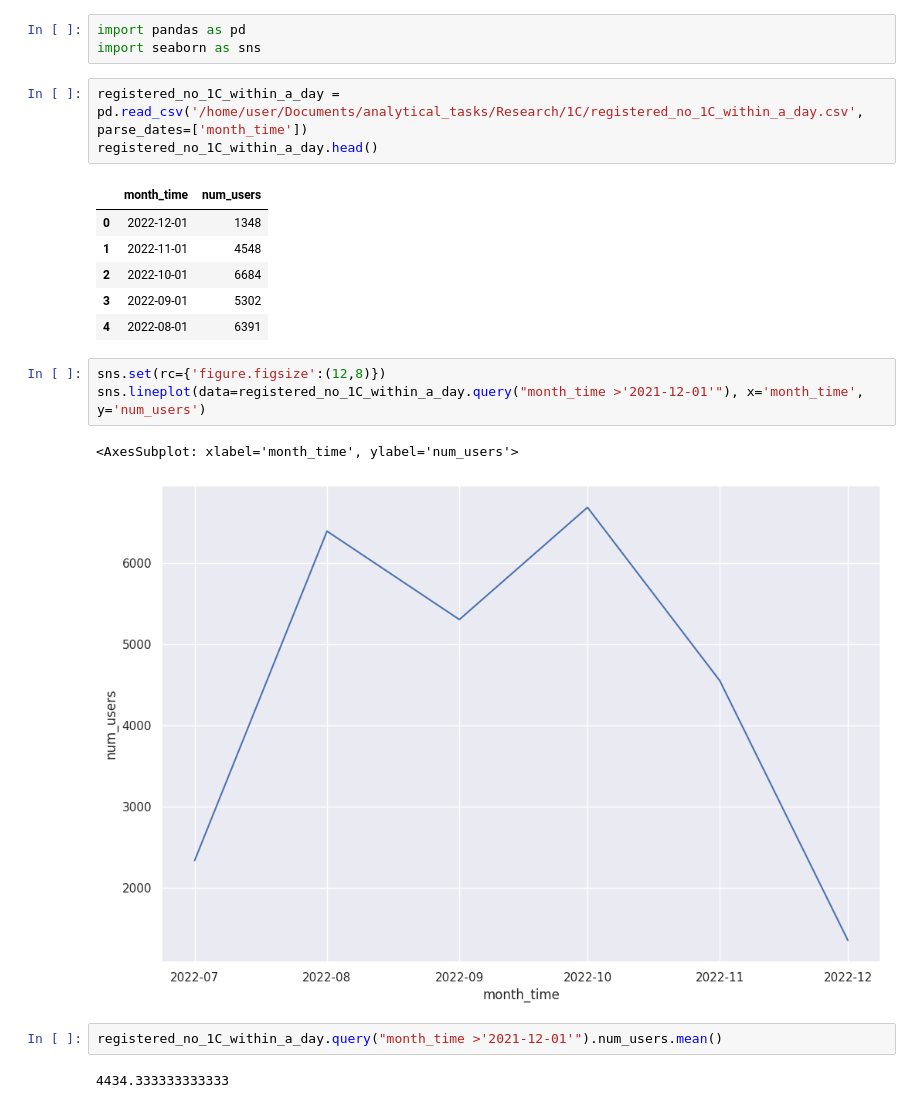
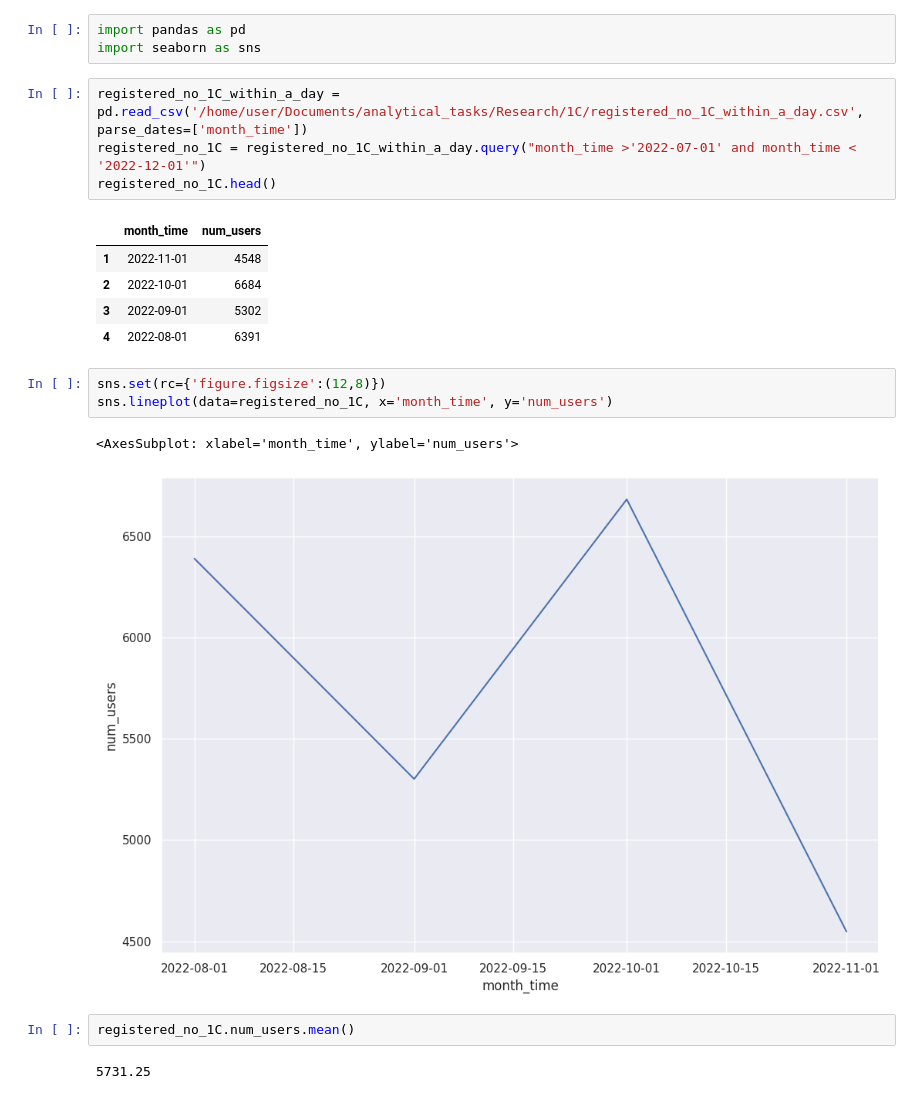
Before and after one commit to stasbub/seed, a Jupyter notebook: Research/1C/registered_no_1C_within_a_day.ipynb, the cells around one changed output. Cells and saved outputs as stored; diff of their text form.

```diff
--- a/Research/1C/registered_no_1C_within_a_day.ipynb
+++ b/Research/1C/registered_no_1C_within_a_day.ipynb
@@ -3,21 +3,21 @@ import pandas as pd
 import seaborn as sns
 # %%
 registered_no_1C_within_a_day = pd.read_csv('/home/user/Documents/analytical_tasks/Research/1C/registered_no_1C_within_a_day.csv', parse_dates=['month_time'])
-registered_no_1C_within_a_day.head()
+registered_no_1C = registered_no_1C_within_a_day.query("month_time >'2022-07-01' and month_time < '2022-12-01'")
+registered_no_1C.head()
 # %% [output]
 |  | month_time | num_users |
-| 0 | 2022-12-01 | 1348 |
 | 1 | 2022-11-01 | 4548 |
 | 2 | 2022-10-01 | 6684 |
 | 3 | 2022-09-01 | 5302 |
 | 4 | 2022-08-01 | 6391 |
 # %%
 sns.set(rc={'figure.figsize':(12,8)})
-sns.lineplot(data=registered_no_1C_within_a_day.query("month_time >'2021-12-01'"), x='month_time', y='num_users')
+sns.lineplot(data=registered_no_1C, x='month_time', y='num_users')
 # %% [output]
 <AxesSubplot: xlabel='month_time', ylabel='num_users'>
-[figure, old version]
+[figure, new version]
-# %%
-registered_no_1C_within_a_day.query("month_time >'2021-12-01'").num_users.mean()
-# %% [output]
-4434.333333333333
+# %%
+registered_no_1C.num_users.mean()
+# %% [output]
+5731.25
```
Also changed, not shown: 8 other files.
